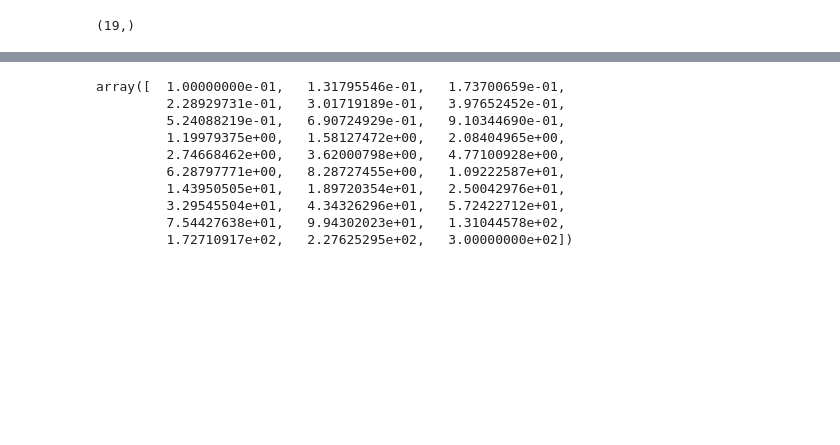
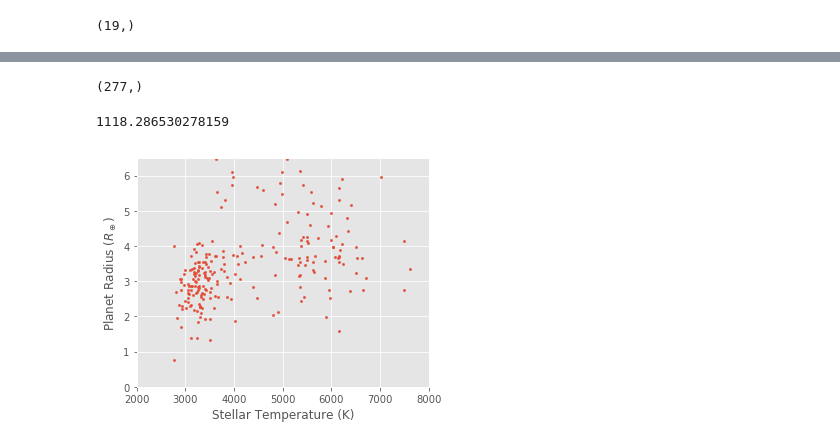
Before and after one commit to mrtommyb/tyieldsim, a Jupyter notebook: code/sims_for_paper-from_fiducial.ipynb, the cells around one changed output, grey strips where cells are left out. Cells and saved outputs as stored; diff of their text form; code cells hidden in the pictures; blank space fills up the shorter version.

```diff
--- a/code/sims_for_paper-from_fiducial.ipynb
+++ b/code/sims_for_paper-from_fiducial.ipynb
@@ -392,13 +395,0 @@ with plt.style.context('ggplot'):
-# %%
-np.logspace(np.log10(0.1),np.log10(300),30)
-# %% [output]
-array([  1.00000000e-01,   1.31795546e-01,   1.73700659e-01,
-         2.28929731e-01,   3.01719189e-01,   3.97652452e-01,
-         5.24088219e-01,   6.90724929e-01,   9.10344690e-01,
-         1.19979375e+00,   1.58127472e+00,   2.08404965e+00,
-         2.74668462e+00,   3.62000798e+00,   4.77100928e+00,
-         6.28797771e+00,   8.28727455e+00,   1.09222587e+01,
-         1.43950505e+01,   1.89720354e+01,   2.50042976e+01,
-         3.29545504e+01,   4.34326296e+01,   5.72422712e+01,
-         7.54427638e+01,   9.94302023e+01,   1.31044578e+02,
-         1.72710917e+02,   2.27625295e+02,   3.00000000e+02])
@@ -404,0 +398,43 @@ array([  1.00000000e-01,   1.31795546e-01,   1.73700659e-01,
+# %%
+Wpspm2 = np.array([2.980e-11, 1.186e-11, 4.723e-12, 1.880e-12,
+                  7.486e-13 , 2.980e-13, 1.186e-13, 4.723e-14, 1.880e-14,  7.486e-15])
+# %%
+W = np.interp(detected_DF.TESSMAG, np.arange(6,16,1),Wpspm2)
+# %%
+x1 = W * 0.1* detected_DF.duration*86400 * 5E18 *detected_DF.transit_depth * 0.04 * 1.E-6 #* 0.2
+x2 = W * 0.1* detected_DF.duration*86400 * 5E18 * 1.0 #* 0.2
+
+print(np.where(x1/np.sqrt(x2) > 3.)[0].shape)
+# %% [output]
+(277,)
+# %%
+(detected_DF.duration.iloc[np.where(x1/np.sqrt(x2) > 5.)[0]] *24 * 3).sum()
+# %% [output]
+1118.286530278159
+# %%
+# later than M3
+xd = np.where(x1/np.sqrt(x2) > 3.)[0]
+
+with plt.style.context('ggplot'):
+    fig, ax = plt.subplots(1,1,figsize=[5,4])
+
+#     ax.scatter(detected_DF.planetRadius,detected_DF.TEFF, s=5)
+    ax.scatter(detected_DF.iloc[xd].TEFF,
+               detected_DF.iloc[xd].planetRadius + np.random.normal(0,0.2,xd.shape[0]), s=5)
+
+    ax.set_xlim(2000,8000)
+    ax.set_ylim(0,6.5)
+#     ax.set_xscale("log",)
+    ax.set_ylabel('Planet Radius ($R_\oplus$)')
+    ax.set_xlabel('Stellar Temperature (K)')
+# #     ax.yaxis.set_ticklabels(['','','0.1','1.0','10'])
+
+#     ax.vlines(0.2,1.3,2.5, linestyles='--', alpha=0.5)
+#     ax.vlines(1.5,1.3,2.5, linestyles='--', alpha=0.5)
+#     ax.hlines(2.5,0.2,1.5, linestyles='--', alpha=0.5)
+#     ax.hlines(1.3,0.2,1.5, linestyles='--', alpha=0.5)
+
+    fig.tight_layout()
+    fig.savefig('../plots/tide-detections.png', dpi=200)
+# %% [output]
+[figure, added]
```
Also changed, not shown: parts of 29 cells of this notebook, 7 other files.
